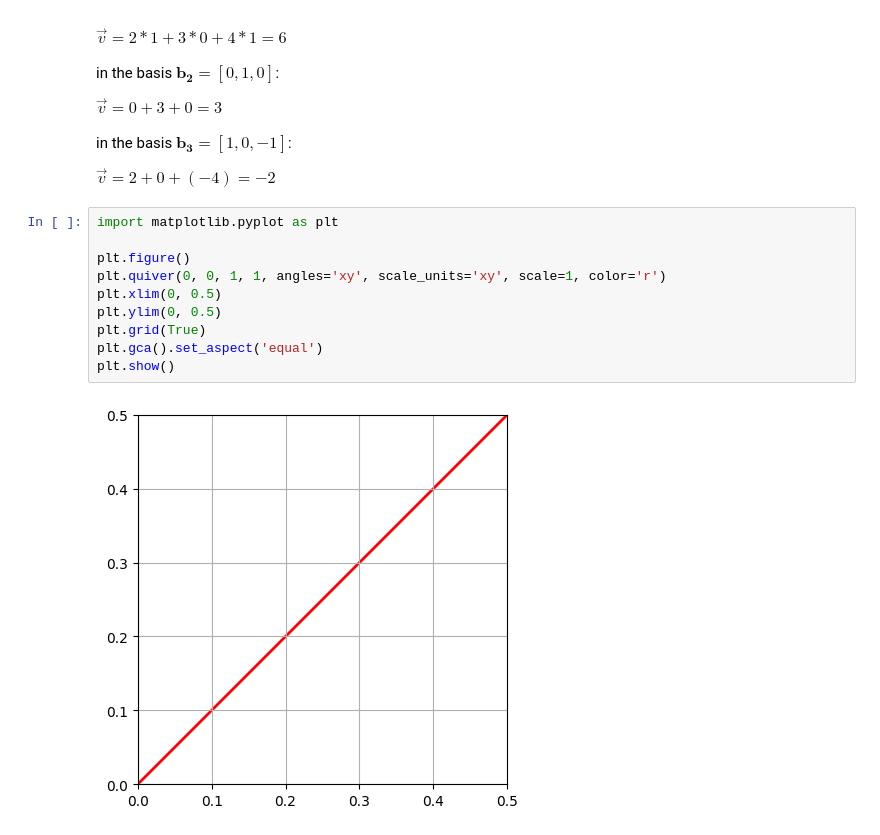
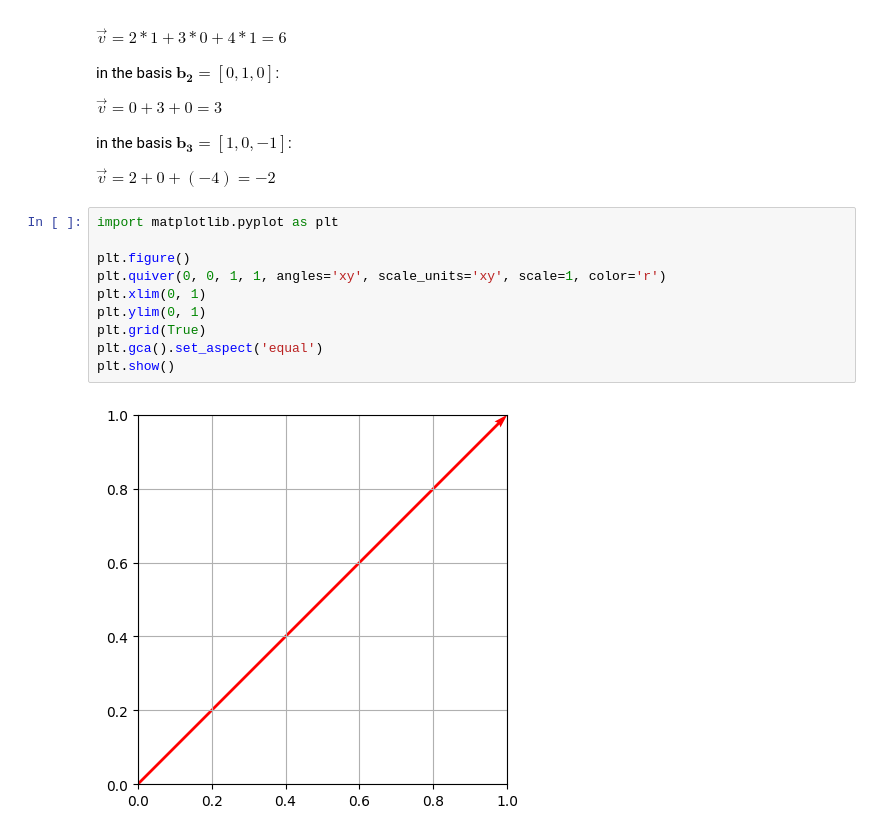
Before and after one commit to Zalina1276/Math-2024-25-Winter, a Jupyter notebook: Notebooks_EN/01_Linear_Algebra/03_Vectors/LA_Vectors_introduction.ipynb, the cells around one changed output. Drawn from its saved outputs; the diff is of its cells as text.

```diff
--- a/Notebooks_EN/01_Linear_Algebra/03_Vectors/LA_Vectors_introduction.ipynb
+++ b/Notebooks_EN/01_Linear_Algebra/03_Vectors/LA_Vectors_introduction.ipynb
@@ -227,12 +227,12 @@ $\vec{v}=2+0+(-4)=-2$
 # %%
 import matplotlib.pyplot as plt
 
 plt.figure()
 plt.quiver(0, 0, 1, 1, angles='xy', scale_units='xy', scale=1, color='r')
-plt.xlim(0, 0.5)
-plt.ylim(0, 0.5)
+plt.xlim(0, 1)
+plt.ylim(0, 1)
 plt.grid(True)
 plt.gca().set_aspect('equal')
 plt.show()
 # %% [output]
-[figure, old version]
+[figure, new version]
```
